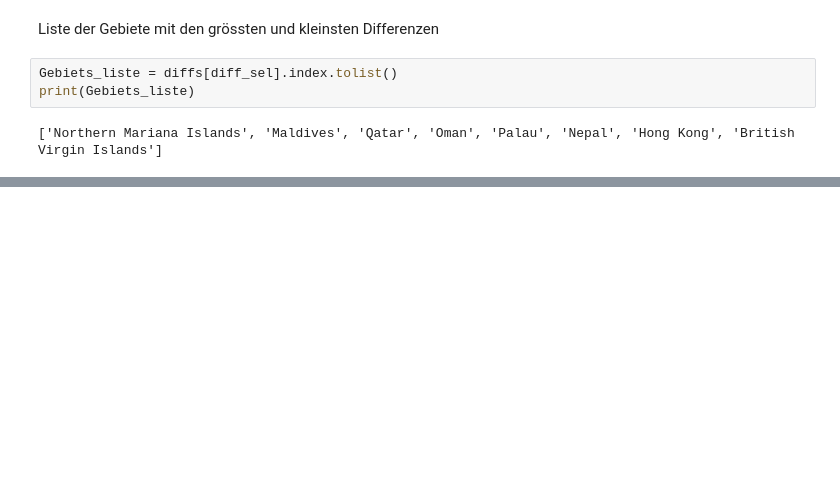
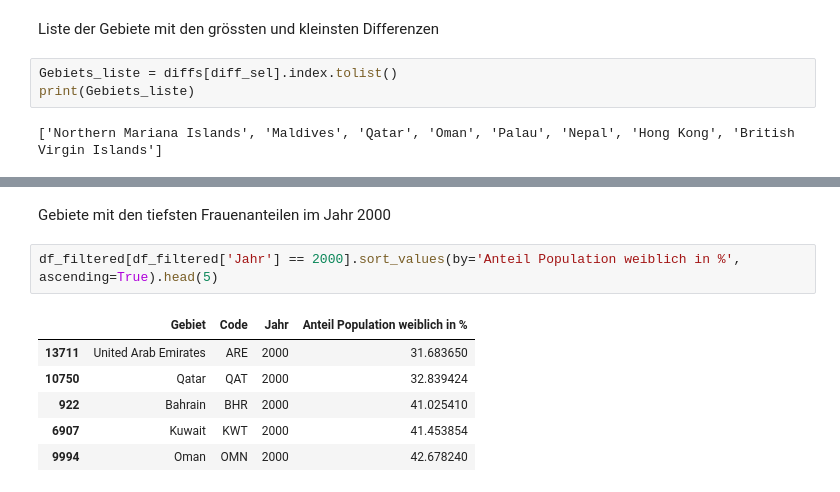
Before and after one commit to elenabuchli/Leistungsnachweis_2, a Jupyter notebook: Leistungsnachweis_Python_Frauenanteil.ipynb, the cells around one changed output, grey strips where cells are left out. Saved outputs shown, nothing was run; the diff lists cells and outputs as text; blank space fills up the shorter version.

```diff
--- a/Leistungsnachweis_Python_Frauenanteil.ipynb
+++ b/Leistungsnachweis_Python_Frauenanteil.ipynb
@@ -285,0 +313,11 @@ print(Gebiets_liste)
+# %% [markdown]
+Gebiete mit den tiefsten Frauenanteilen im Jahr 2000
+# %%
+df_filtered[df_filtered['Jahr'] == 2000].sort_values(by='Anteil Population weiblich in %', ascending=True).head(5)
+# %% [output]
+|  | Gebiet | Code | Jahr | Anteil Population weiblich in % |
+| 13711 | United Arab Emirates | ARE | 2000 | 31.683650 |
+| 10750 | Qatar | QAT | 2000 | 32.839424 |
+| 922 | Bahrain | BHR | 2000 | 41.025410 |
+| 6907 | Kuwait | KWT | 2000 | 41.453854 |
+| 9994 | Oman | OMN | 2000 | 42.678240 |
```
Also changed, not shown: parts of 9 cells of this notebook, 1 other file.
